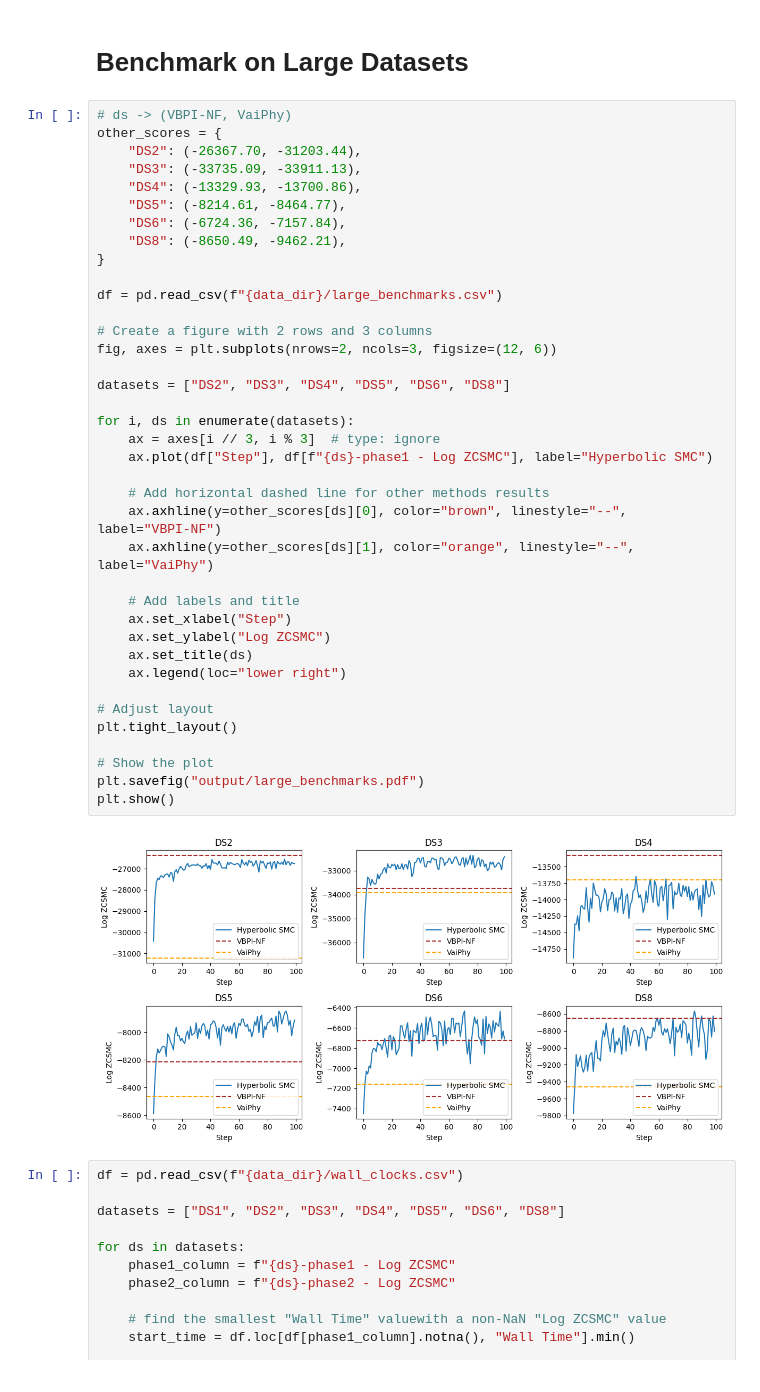
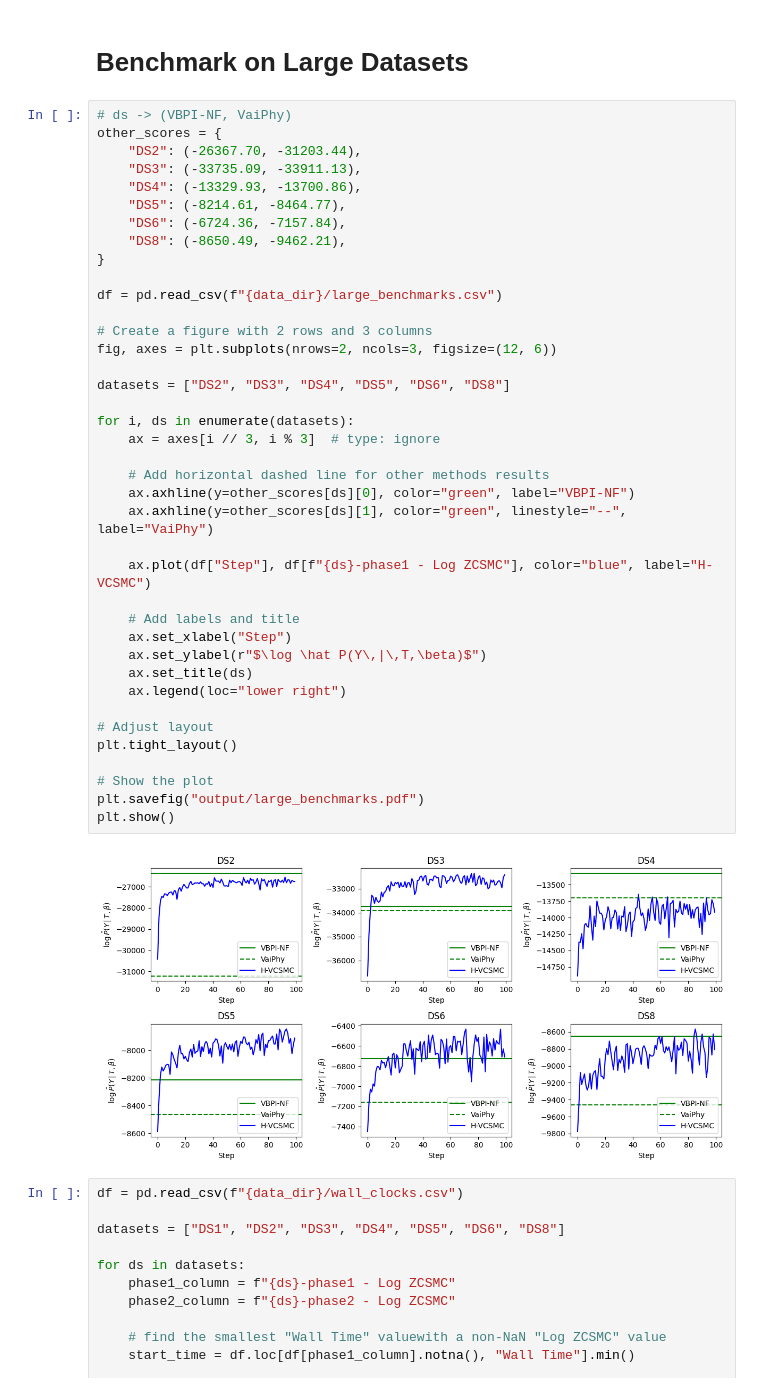
Before and after one commit to axchen7/vcsmc, a Jupyter notebook: iclr_figures/plots.ipynb, the cells around one changed output. Saved outputs shown, nothing was run; the diff lists cells and outputs as text.

Commit message:
Update plots

```diff
--- a/iclr_figures/plots.ipynb
+++ b/iclr_figures/plots.ipynb
@@ -432,38 +432,39 @@ other_scores = {
     "DS4": (-13329.93, -13700.86),
     "DS5": (-8214.61, -8464.77),
     "DS6": (-6724.36, -7157.84),
     "DS8": (-8650.49, -9462.21),
 }
 
 df = pd.read_csv(f"{data_dir}/large_benchmarks.csv")
 
 # Create a figure with 2 rows and 3 columns
 fig, axes = plt.subplots(nrows=2, ncols=3, figsize=(12, 6))
 
 datasets = ["DS2", "DS3", "DS4", "DS5", "DS6", "DS8"]
 
 for i, ds in enumerate(datasets):
     ax = axes[i // 3, i % 3]  # type: ignore
-    ax.plot(df["Step"], df[f"{ds}-phase1 - Log ZCSMC"], label="Hyperbolic SMC")
 
     # Add horizontal dashed line for other methods results
-    ax.axhline(y=other_scores[ds][0], color="brown", linestyle="--", label="VBPI-NF")
-    ax.axhline(y=other_scores[ds][1], color="orange", linestyle="--", label="VaiPhy")
+    ax.axhline(y=other_scores[ds][0], color="green", label="VBPI-NF")
+    ax.axhline(y=other_scores[ds][1], color="green", linestyle="--", label="VaiPhy")
+
+    ax.plot(df["Step"], df[f"{ds}-phase1 - Log ZCSMC"], color="blue", label="H-VCSMC")
 
     # Add labels and title
     ax.set_xlabel("Step")
-    ax.set_ylabel("Log ZCSMC")
+    ax.set_ylabel(r"$\log \hat P(Y\,|\,T,\beta)$")
     ax.set_title(ds)
     ax.legend(loc="lower right")
 
 # Adjust layout
 plt.tight_layout()
 
 # Show the plot
 plt.savefig("output/large_benchmarks.pdf")
 plt.show()
 # %% [output]
-[figure, old version]
+[figure, new version]
 # %%
 df = pd.read_csv(f"{data_dir}/wall_clocks.csv")
 
```
Also changed, not shown: parts of 1 cell of this notebook.
